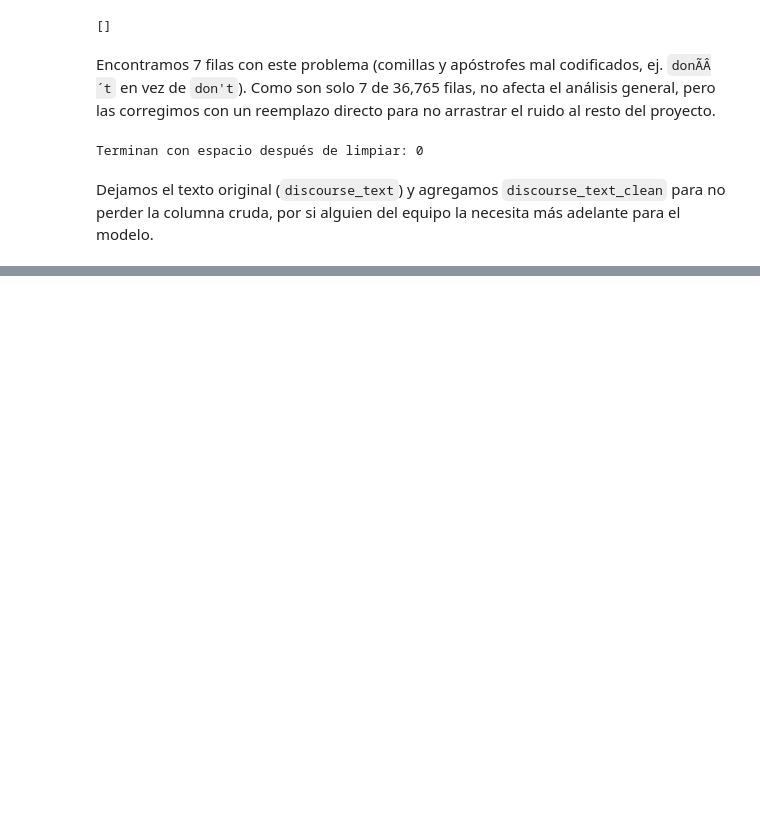
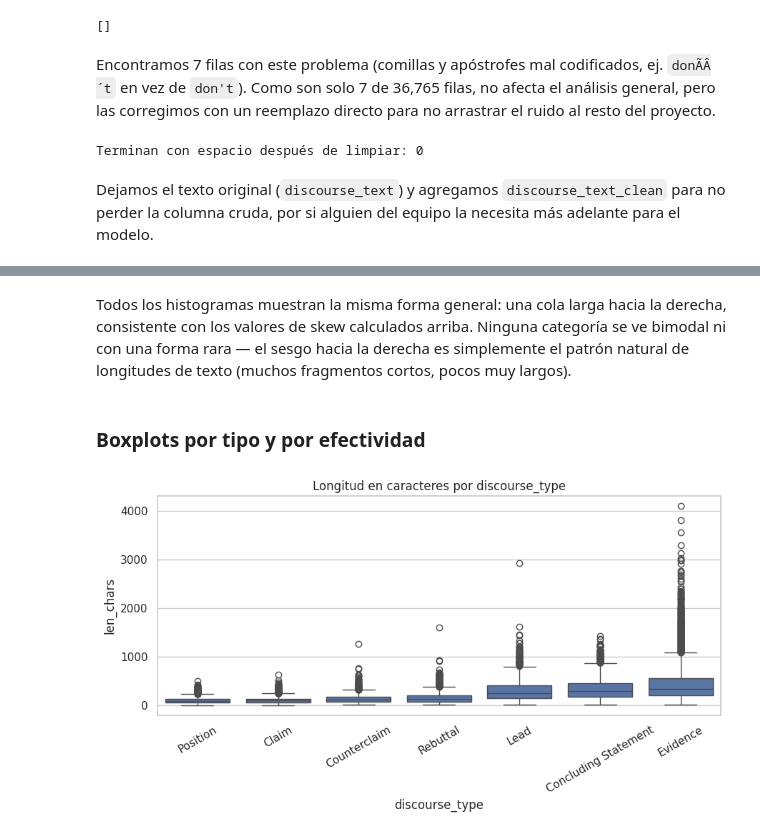
Before and after one commit to JoseOrdonezB/proyecto2-DS, a Jupyter notebook: proyecto2-DS.ipynb, the cells around one changed output, grey strips where cells are left out. Cells and saved outputs as stored; diff of their text form; code cells hidden in the pictures; blank space fills up the shorter version.

```diff
--- a/proyecto2-DS.ipynb
+++ b/proyecto2-DS.ipynb
@@ -137,0 +239,14 @@ Dejamos el texto original (`discourse_text`) y agregamos `discourse_text_clean`
+# %% [markdown]
+Todos los histogramas muestran la misma forma general: una cola larga hacia la derecha, consistente con los valores de skew calculados arriba. Ninguna categoría se ve bimodal ni con una forma rara — el sesgo hacia la derecha es simplemente el patrón natural de longitudes de texto (muchos fragmentos cortos, pocos muy largos).
+# %% [markdown]
+### Boxplots por tipo y por efectividad
+# %%
+order_type = train.groupby('discourse_type')['len_chars'].median().sort_values().index
+fig, ax = plt.subplots(figsize=(9, 5))
+sns.boxplot(data=train, x='discourse_type', y='len_chars', order=order_type, ax=ax)
+ax.set_title('Longitud en caracteres por discourse_type')
+ax.tick_params(axis='x', rotation=30)
+fig.tight_layout()
+plt.show()
+# %% [output]
+[figure, added]
```
Also changed, not shown: parts of 23 cells of this notebook.
